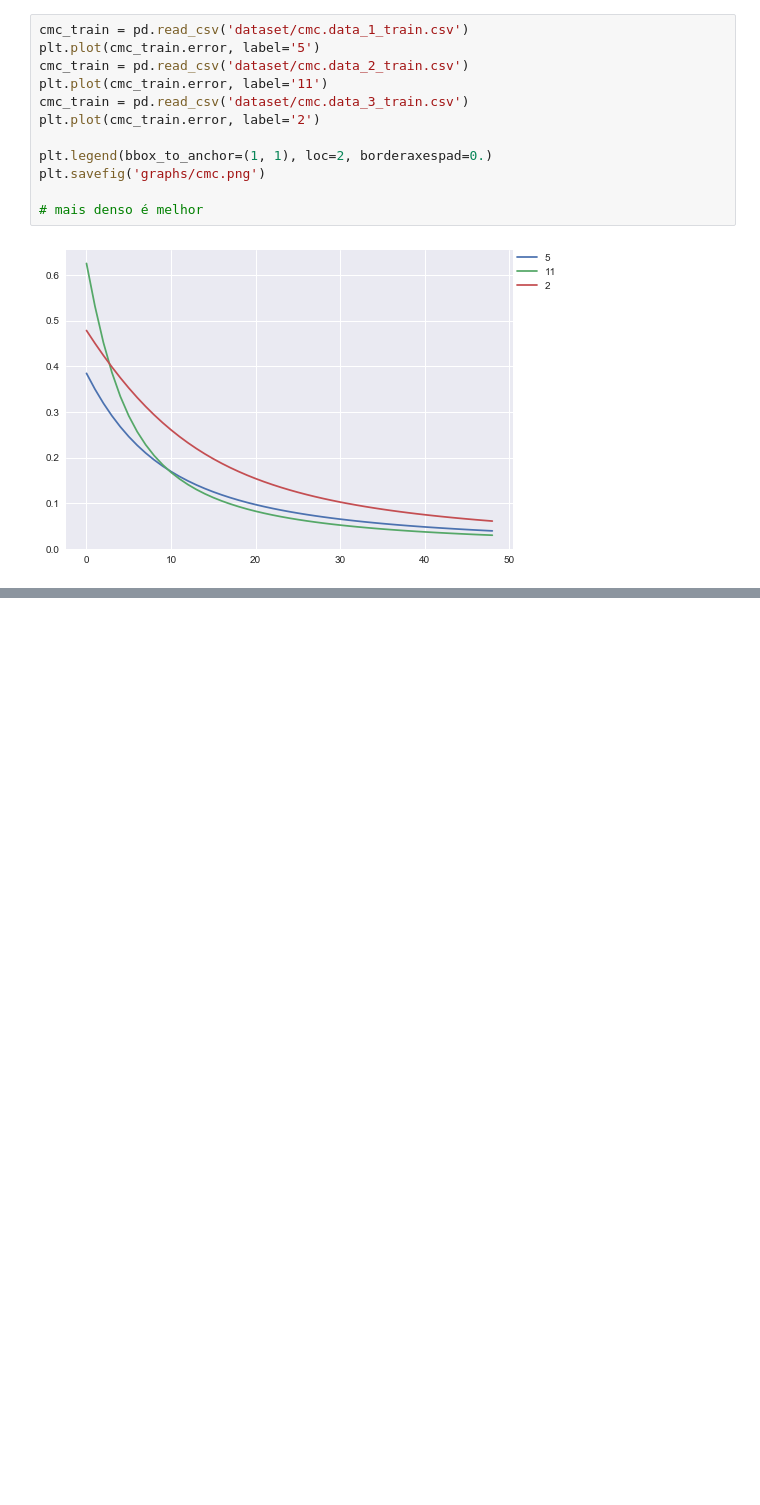
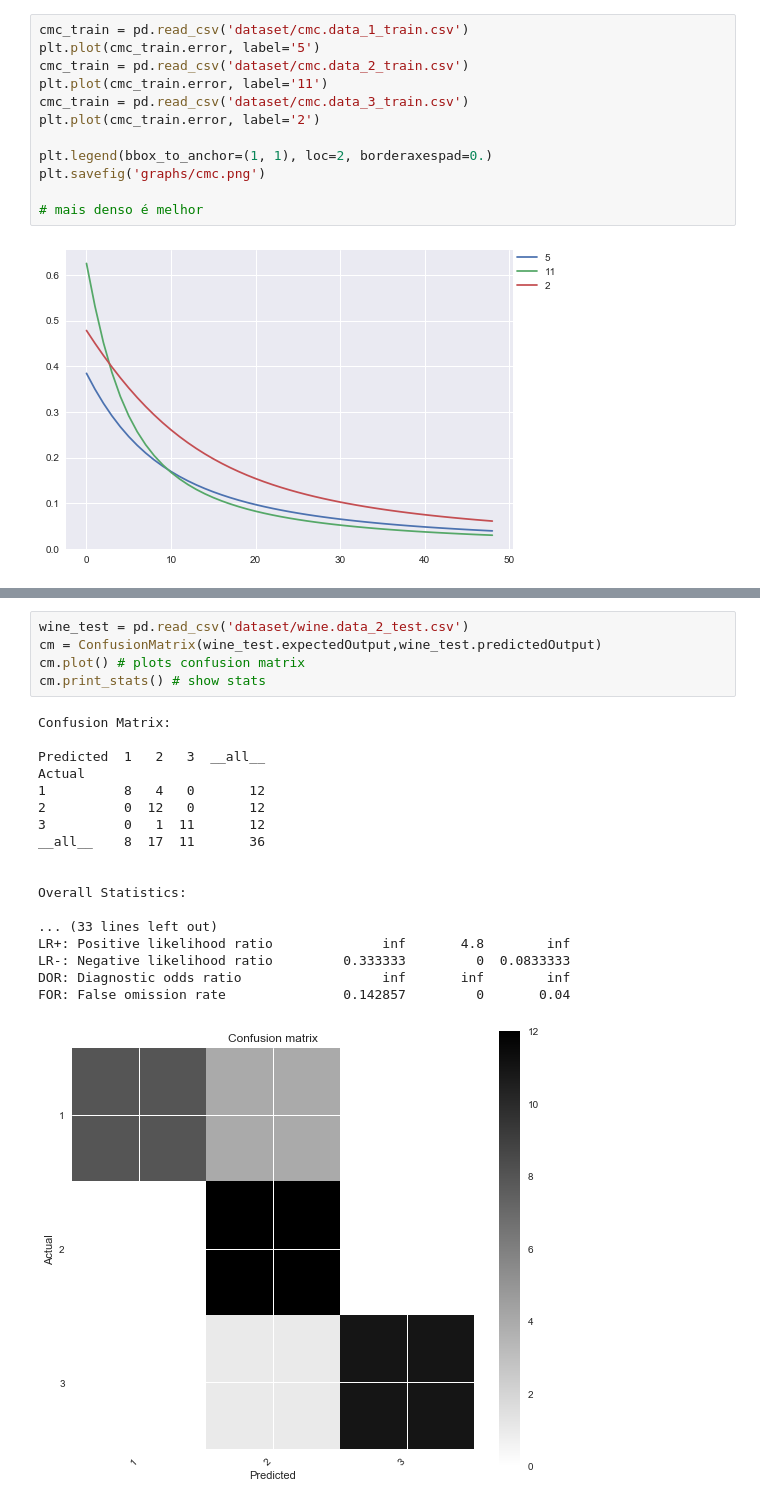
Before and after one commit to gslandtreter/pyNeuralClassifier, a Jupyter notebook: dataviz.ipynb, the cells around one changed output, grey strips where cells are left out. Cells and saved outputs as stored; diff of their text form; blank space fills up the shorter version.

```diff
--- a/dataviz.ipynb
+++ b/dataviz.ipynb
@@ -240,0 +278,24 @@ TypeError: only length-1 arrays can be converted to Python scalars
+# %%
+wine_test = pd.read_csv('dataset/wine.data_2_test.csv')
+cm = ConfusionMatrix(wine_test.expectedOutput,wine_test.predictedOutput)
+cm.plot() # plots confusion matrix
+cm.print_stats() # show stats
+# %% [output]
+Confusion Matrix:
+
+Predicted  1   2   3  __all__
+Actual
+1          8   4   0       12
+2          0  12   0       12
+3          0   1  11       12
+__all__    8  17  11       36
+
+
+Overall Statistics:
+
+... (33 lines left out)
+LR+: Positive likelihood ratio              inf       4.8        inf
+LR-: Negative likelihood ratio         0.333333         0  0.0833333
+DOR: Diagnostic odds ratio                  inf       inf        inf
+FOR: False omission rate               0.142857         0       0.04
+[figure, added]
```
Also changed, not shown: parts of 4 cells of this notebook.
